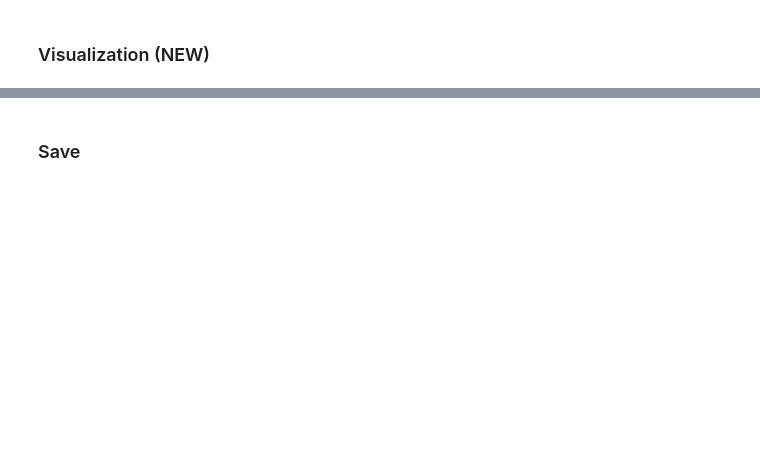
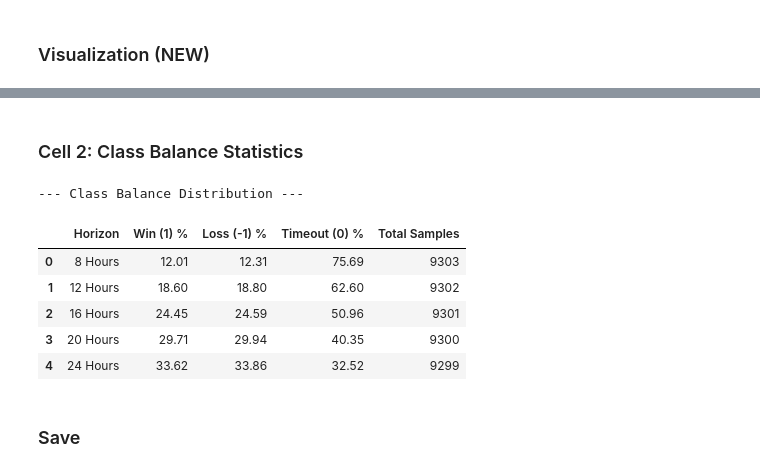
Before and after one commit to HendrichMugisha/project_autotrade, a Jupyter notebook: notebooks/02_Labeling_TripleBarrier.ipynb, the cells around one changed output, grey strips where cells are left out. Drawn from its saved outputs; the diff is of its cells as text; code cells hidden in the pictures; blank space fills up the shorter version.

```diff
--- a/notebooks/02_Labeling_TripleBarrier.ipynb
+++ b/notebooks/02_Labeling_TripleBarrier.ipynb
@@ -87,3 +297,48 @@ print(f"📊 Labels: {df['label'].value_counts()}")
+# %% [markdown]
+### Cell 2: Class Balance Statistics
+# %%
+import pandas as pd
+import os
+
+data_folder = '../data'
+hour_horizons = [8, 12, 16, 20, 24]
+
+summary_stats = []
+
+for hours in hour_horizons:
+    # 1. Load File
+    filename = f"triple_barrier_{hours}h.csv"
+    filepath = os.path.join(data_folder, filename)
+    df = pd.read_csv(filepath)
+
+    # 2. Count Classes
+    # normalize=True gives fractions (0.5), multiplying by 100 gives percentages (50.0)
+    counts = df['label'].value_counts(normalize=True) * 100
+
+    # 3. Store in a dictionary safely (using .get in case a class doesn't exist yet)
+    stats = {
+        'Horizon': f"{hours} Hours",
+        'Win (1) %': round(counts.get(1.0, 0), 2),
+        'Loss (-1) %': round(counts.get(-1.0, 0), 2),
+        'Timeout (0) %': round(counts.get(0.0, 0), 2),
+        'Total Samples': len(df)
+    }
+    summary_stats.append(stats)
+
+# 4. Display as a clean DataFrame
+stats_df = pd.DataFrame(summary_stats)
+
+# styling for better readability
+print("--- Class Balance Distribution ---")
+stats_df
+# %% [output]
+--- Class Balance Distribution ---
+|  | Horizon | Win (1) % | Loss (-1) % | Timeout (0) % | Total Samples |
+| 0 | 8 Hours | 12.01 | 12.31 | 75.69 | 9303 |
+| 1 | 12 Hours | 18.60 | 18.80 | 62.60 | 9302 |
+| 2 | 16 Hours | 24.45 | 24.59 | 50.96 | 9301 |
+| 3 | 20 Hours | 29.71 | 29.94 | 40.35 | 9300 |
+| 4 | 24 Hours | 33.62 | 33.86 | 32.52 | 9299 |
 # %% [markdown]
 ### Save
 # %%
```
Also changed, not shown: parts of 10 cells of this notebook, 8 other files.
